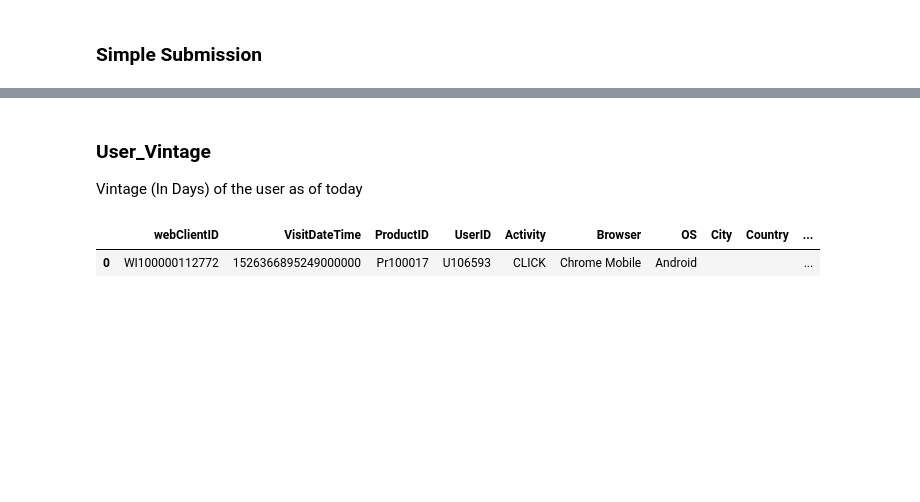
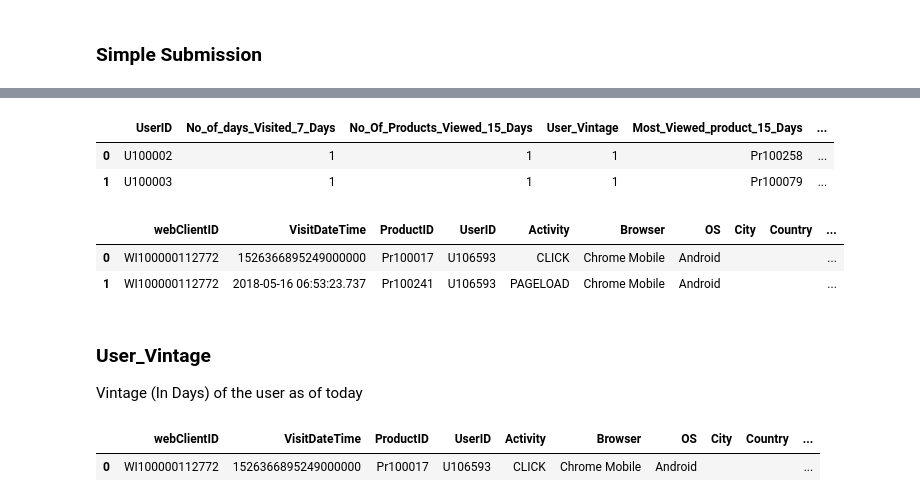
Before and after one commit to Abuton/AnalyticsVidhya-Job-A-Thon, a Jupyter notebook: JobAThonDE/DENotebook.ipynb, the cells around one changed output, grey strips where cells are left out. Saved outputs shown, nothing was run; the diff lists cells and outputs as text; code cells hidden in the pictures; blank space fills up the shorter version.

```diff
--- a/JobAThonDE/DENotebook.ipynb
+++ b/JobAThonDE/DENotebook.ipynb
@@ -368,3 +332,15 @@ sample_df.to_csv('V.RoughSub1.csv', index=False)
+# %%
+sample_df.head(2)
+# %% [output]
+|  | UserID | No_of_days_Visited_7_Days | No_Of_Products_Viewed_15_Days | User_Vintage | Most_Viewed_product_15_Days | ... |
+| 0 | U100002 | 1 | 1 | 1 | Pr100258 | ... |
+| 1 | U100003 | 1 | 1 | 1 | Pr100079 | ... |
+# %%
+combined_df.head(2)
+# %% [output]
+|  | webClientID | VisitDateTime | ProductID | UserID | Activity | Browser | OS | City | Country | ... |
+| 0 | WI100000112772 | 1526366895249000000 | Pr100017 | U106593 | CLICK | Chrome Mobile | Android |  |  | ... |
+| 1 | WI100000112772 | 2018-05-16 06:53:23.737 | Pr100241 | U106593 | PAGELOAD | Chrome Mobile | Android |  |  | ... |
 # %% [markdown]
 ### User_Vintage
 
```
Also changed, not shown: parts of 12 cells of this notebook.
